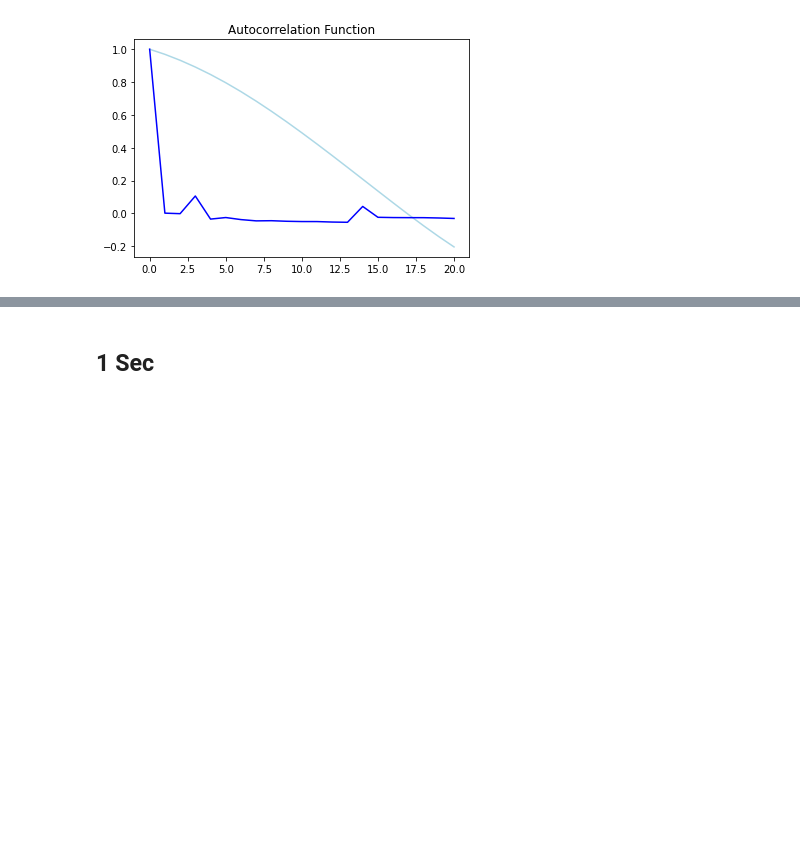
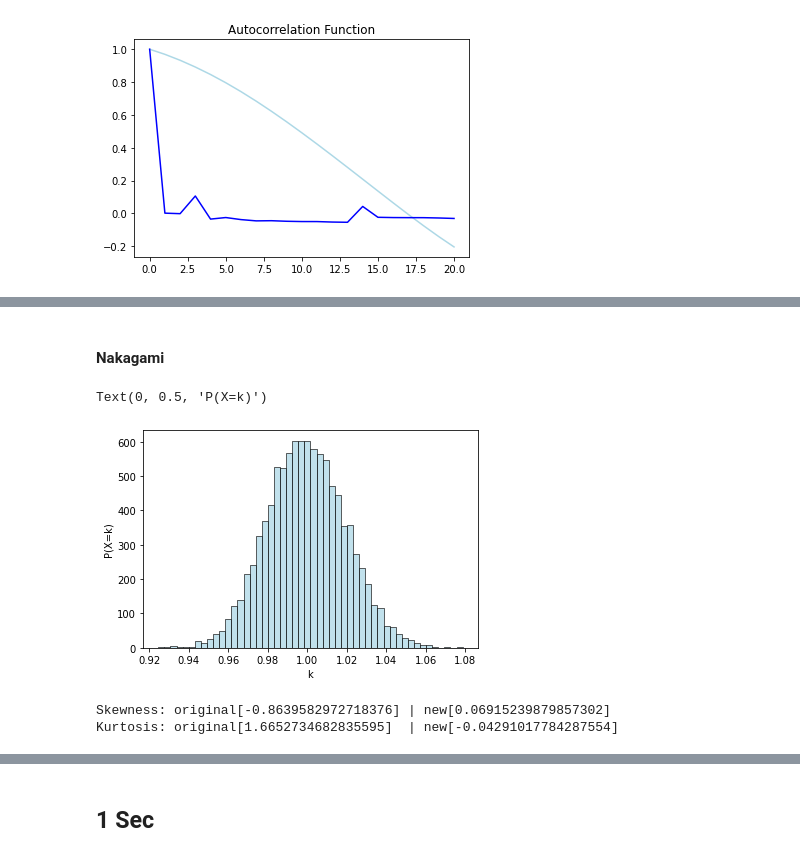
Before and after one commit to caioeverest/mscc, a Jupyter notebook: Final.ipynb, the cells around one changed output, grey strips where cells are left out. Cells and saved outputs as stored; diff of their text form; code cells hidden in the pictures; blank space fills up the shorter version.

```diff
--- a/Final.ipynb
+++ b/Final.ipynb
@@ -238,0 +261,17 @@ plt.close()
+# %% [markdown]
+#### Nakagami
+# %%
+nakagami_100ms = nakagami.rvs(df_100ms.mean(), size=df_100ms.size)
+sns.histplot(nakagami_100ms, color="lightblue", bins=50)
+plt.xlabel('k')
+plt.ylabel('P(X=k)')
+# %% [output]
+Text(0, 0.5, 'P(X=k)')
+[figure, added]
+# %%
+nakagami_skewness_100ms = skew(nakagami_100ms)
+nakagami_kurtosis_100ms = kurtosis(nakagami_100ms)
+print(f"Skewness: original[{skewness_100ms}]\t| new[{nakagami_skewness_100ms}]\nKurtosis: original[{kurtosis_100ms}]\t| new[{nakagami_kurtosis_100ms}]")
+# %% [output]
+Skewness: original[-0.8639582972718376] | new[0.06915239879857302]
+Kurtosis: original[1.6652734682835595]  | new[-0.04291017784287554]
```
Also changed, not shown: parts of 45 cells of this notebook.
